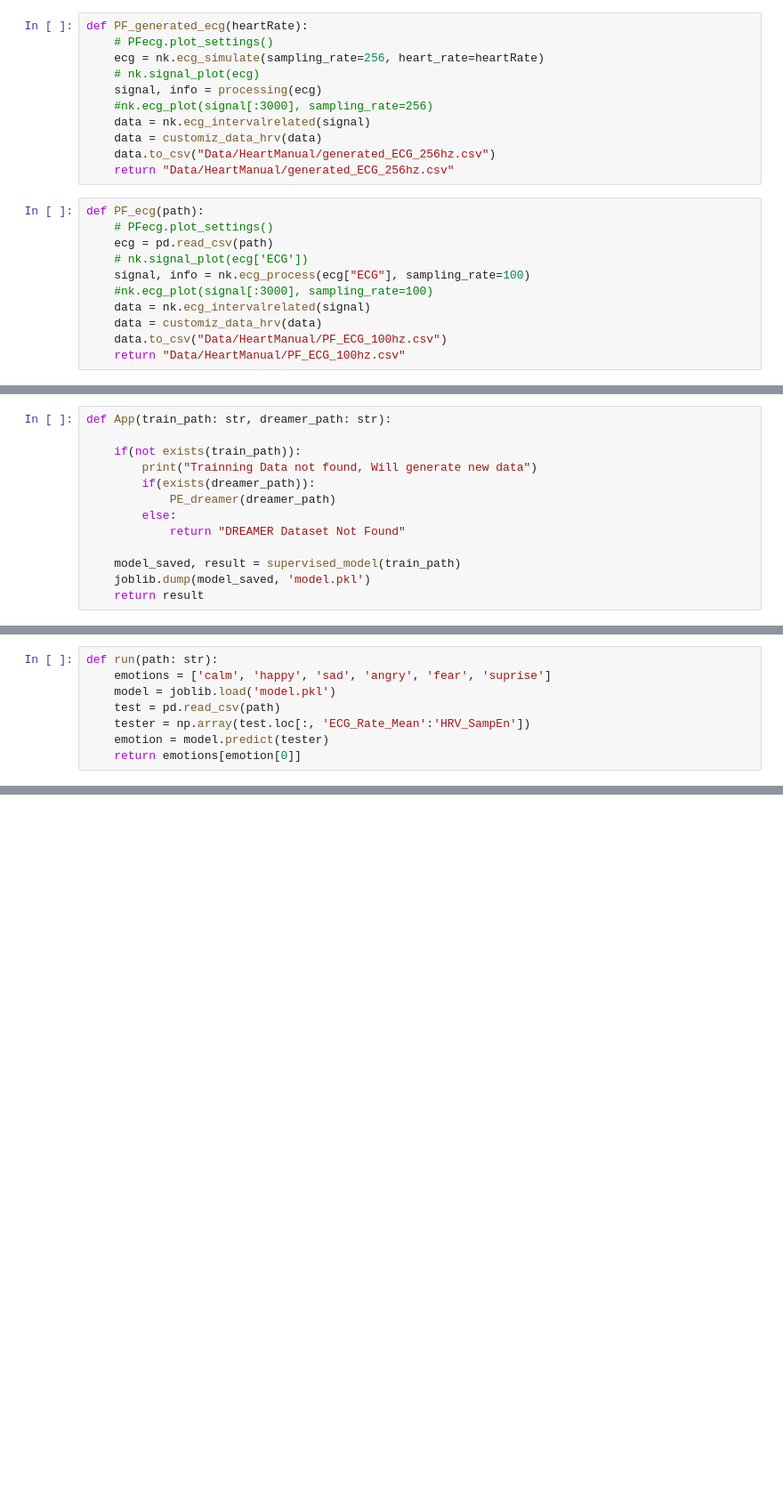
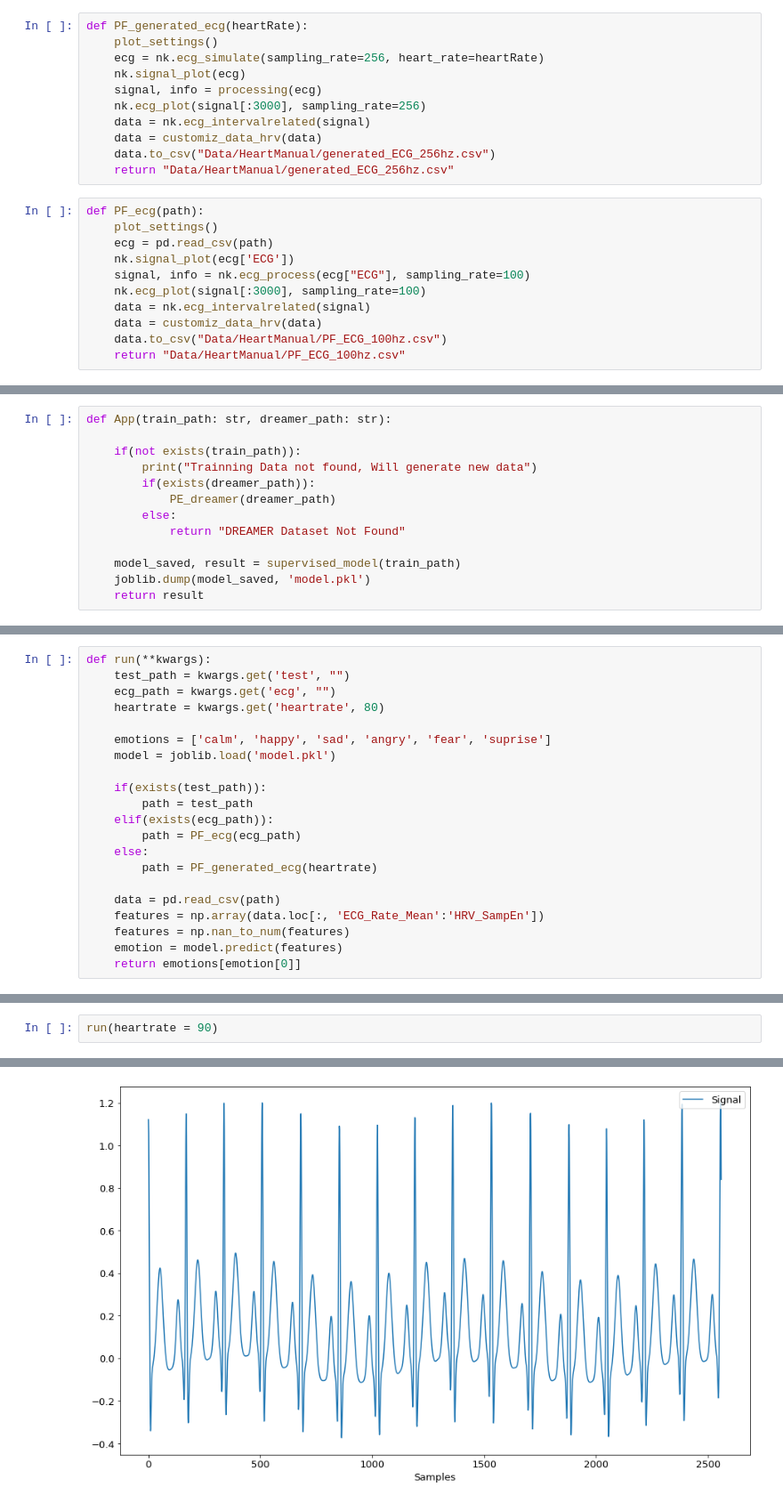
Before and after one commit to AshrafElshazly/Bio_Emotions, a Jupyter notebook: Project/Test.ipynb, the cells around one changed output, grey strips where cells are left out. Shown at 89% size. Cells and saved outputs as stored; diff of their text form; blank space fills up the shorter version.

```diff
--- a/Project/Test.ipynb
+++ b/Project/Test.ipynb
@@ -163,22 +163,22 @@ def PE_dreamer(path):
     data.to_csv('Data/dataML_Modified.csv')
 # %%
 def PF_generated_ecg(heartRate):
-    # PFecg.plot_settings()
+    plot_settings()
     ecg = nk.ecg_simulate(sampling_rate=256, heart_rate=heartRate)
-    # nk.signal_plot(ecg)
+    nk.signal_plot(ecg)
     signal, info = processing(ecg)
-    #nk.ecg_plot(signal[:3000], sampling_rate=256)
+    nk.ecg_plot(signal[:3000], sampling_rate=256)
     data = nk.ecg_intervalrelated(signal)
     data = customiz_data_hrv(data)
     data.to_csv("Data/HeartManual/generated_ECG_256hz.csv")
     return "Data/HeartManual/generated_ECG_256hz.csv"
 # %%
 def PF_ecg(path):
-    # PFecg.plot_settings()
+    plot_settings()
     ecg = pd.read_csv(path)
-    # nk.signal_plot(ecg['ECG'])
+    nk.signal_plot(ecg['ECG'])
     signal, info = nk.ecg_process(ecg["ECG"], sampling_rate=100)
-    #nk.ecg_plot(signal[:3000], sampling_rate=100)
+    nk.ecg_plot(signal[:3000], sampling_rate=100)
     data = nk.ecg_intervalrelated(signal)
     data = customiz_data_hrv(data)
     data.to_csv("Data/HeartManual/PF_ECG_100hz.csv")
@@ -245,8 +245,21 @@ print(App("Data/dataML_Modified.csv","../Datasets/DREAMER.mat"))
 # %%
-def run(path: str):
+def run(**kwargs):
+    test_path = kwargs.get('test', "")
+    ecg_path = kwargs.get('ecg', "")
+    heartrate = kwargs.get('heartrate', 80)
+
     emotions = ['calm', 'happy', 'sad', 'angry', 'fear', 'suprise']
     model = joblib.load('model.pkl')
-    test = pd.read_csv(path)
-    tester = np.array(test.loc[:, 'ECG_Rate_Mean':'HRV_SampEn'])
-    emotion = model.predict(tester)
+
+    if(exists(test_path)):
+        path = test_path
+    elif(exists(ecg_path)):
+        path = PF_ecg(ecg_path)
+    else:
+        path = PF_generated_ecg(heartrate)
+
+    data = pd.read_csv(path)
+    features = np.array(data.loc[:, 'ECG_Rate_Mean':'HRV_SampEn'])
+    features = np.nan_to_num(features)
+    emotion = model.predict(features)
     return emotions[emotion[0]]
@@ -256,0 +266,3 @@ angry
+# %%
+run(heartrate = 90)
+# %% [output]
@@ -256,0 +270 @@ angry
+[figure, added]
```
Also changed, not shown: parts of 3 cells of this notebook, 2 other files.
